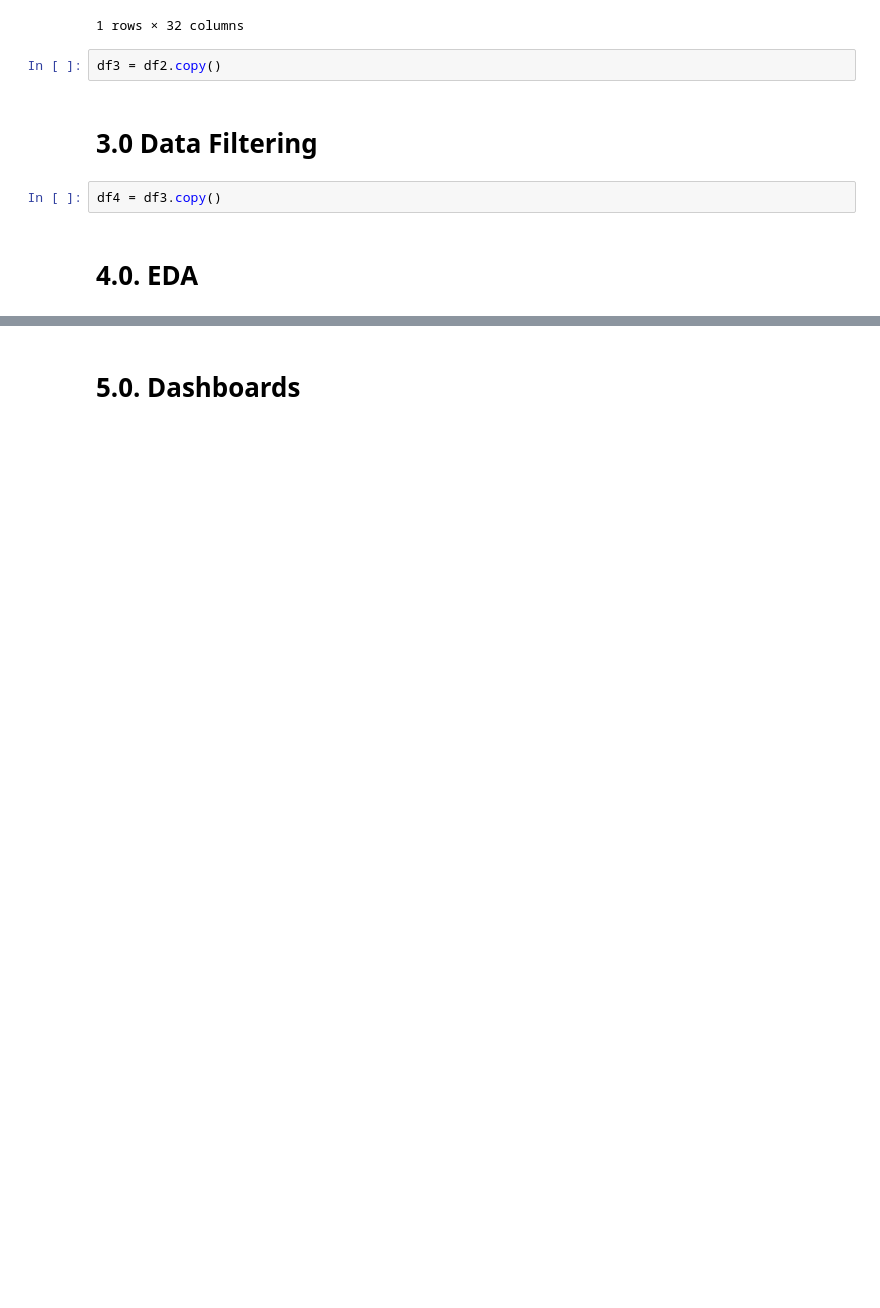
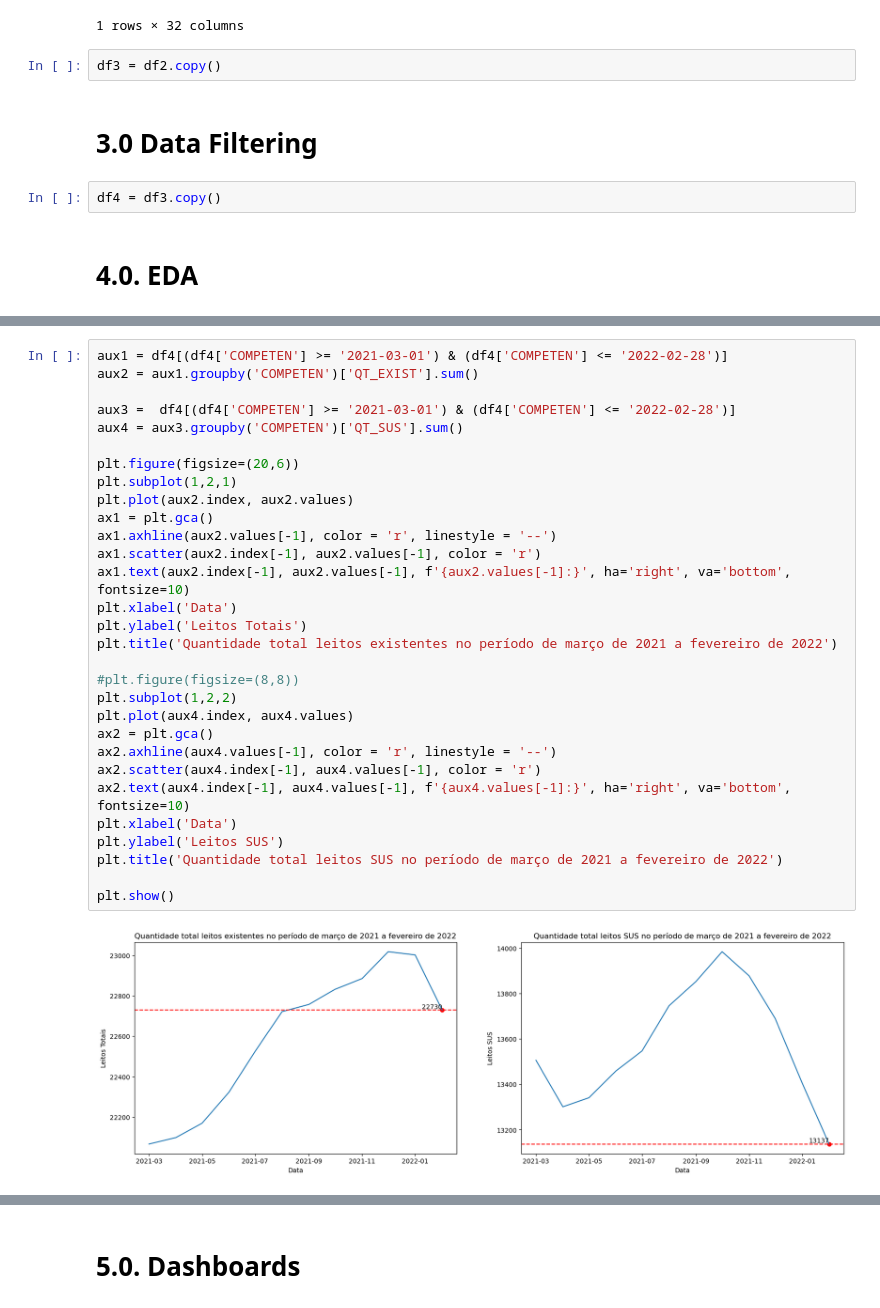
Before and after one commit to math-prog/covid19_leitos_go, a Jupyter notebook: notebooks/0.0-mso-covid_19_leitos.ipynb, the cells around one changed output, grey strips where cells are left out. Cells and saved outputs as stored; diff of their text form; blank space fills up the shorter version.

```diff
--- a/notebooks/0.0-mso-covid_19_leitos.ipynb
+++ b/notebooks/0.0-mso-covid_19_leitos.ipynb
@@ -341 +368,33 @@ plt.show()
+# %%
+aux1 = df4[(df4['COMPETEN'] >= '2021-03-01') & (df4['COMPETEN'] <= '2022-02-28')]
+aux2 = aux1.groupby('COMPETEN')['QT_EXIST'].sum()
+
+aux3 =  df4[(df4['COMPETEN'] >= '2021-03-01') & (df4['COMPETEN'] <= '2022-02-28')]
+aux4 = aux3.groupby('COMPETEN')['QT_SUS'].sum()
+
+plt.figure(figsize=(20,6))
+plt.subplot(1,2,1)
+plt.plot(aux2.index, aux2.values)
+ax1 = plt.gca()
+ax1.axhline(aux2.values[-1], color = 'r', linestyle = '--')
+ax1.scatter(aux2.index[-1], aux2.values[-1], color = 'r')
+ax1.text(aux2.index[-1], aux2.values[-1], f'{aux2.values[-1]:}', ha='right', va='bottom', fontsize=10)
+plt.xlabel('Data')
+plt.ylabel('Leitos Totais')
+plt.title('Quantidade total leitos existentes no período de março de 2021 a fevereiro de 2022')
+
+#plt.figure(figsize=(8,8))
+plt.subplot(1,2,2)
+plt.plot(aux4.index, aux4.values)
+ax2 = plt.gca()
+ax2.axhline(aux4.values[-1], color = 'r', linestyle = '--')
+ax2.scatter(aux4.index[-1], aux4.values[-1], color = 'r')
+ax2.text(aux4.index[-1], aux4.values[-1], f'{aux4.values[-1]:}', ha='right', va='bottom', fontsize=10)
+plt.xlabel('Data')
+plt.ylabel('Leitos SUS')
+plt.title('Quantidade total leitos SUS no período de março de 2021 a fevereiro de 2022')
+
+plt.show()
+# %% [output]
+[figure, added]
 # %%
```
Also changed, not shown: parts of 5 cells of this notebook.
